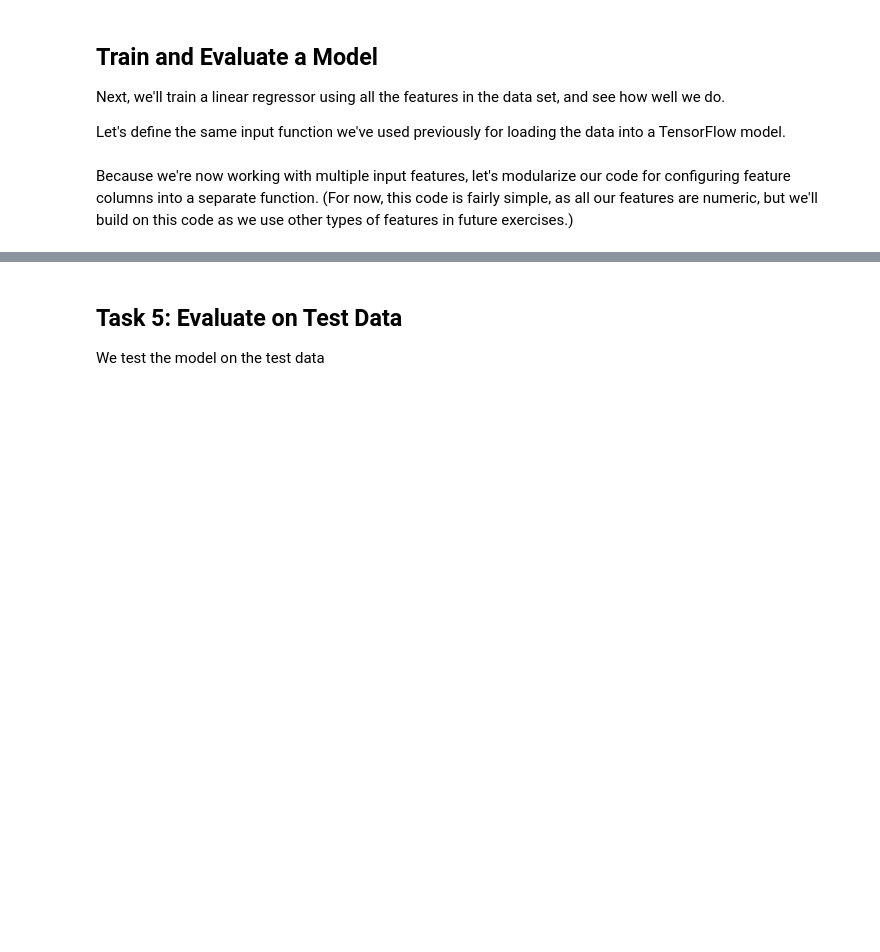
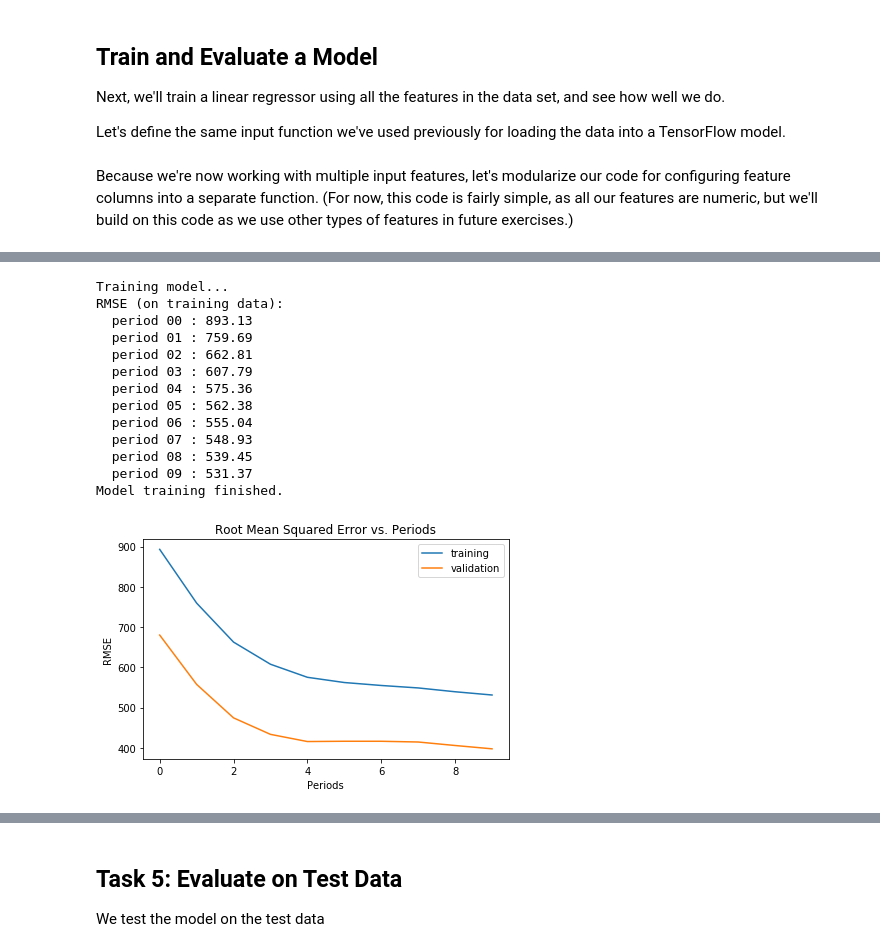
Before and after one commit to vincentmin/Big_Data_Analysis_Course, a Jupyter notebook: my_validation.ipynb, the cells around one changed output, grey strips where cells are left out. Saved outputs shown, nothing was run; the diff lists cells and outputs as text; code cells hidden in the pictures; blank space fills up the shorter version.

```diff
--- a/my_validation.ipynb
+++ b/my_validation.ipynb
@@ -330,3 +334,28 @@ Model training finished.
+# %%
+## Without discrete features
+linear_regressor = train_model(
+    learning_rate=0.001,
+    steps=500,
+    batch_size=5,
+    training_examples=training_examples,
+    training_targets=training_targets,
+    validation_examples=validation_examples,
+    validation_targets=validation_targets)
+# %% [output]
+Training model...
+RMSE (on training data):
+  period 00 : 893.13
+  period 01 : 759.69
+  period 02 : 662.81
+  period 03 : 607.79
+  period 04 : 575.36
+  period 05 : 562.38
+  period 06 : 555.04
+  period 07 : 548.93
+  period 08 : 539.45
+  period 09 : 531.37
+Model training finished.
+[figure, added]
 # %%
 validation_input_function = lambda: my_input_fn(validation_examples,
     validation_targets,
```
Also changed, not shown: parts of 15 cells of this notebook.
